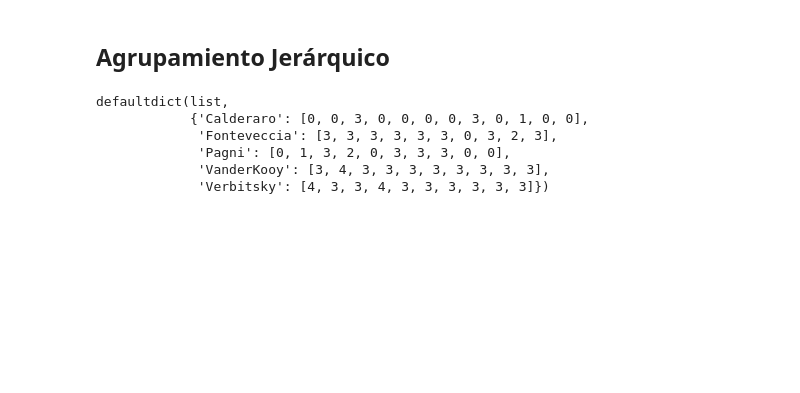
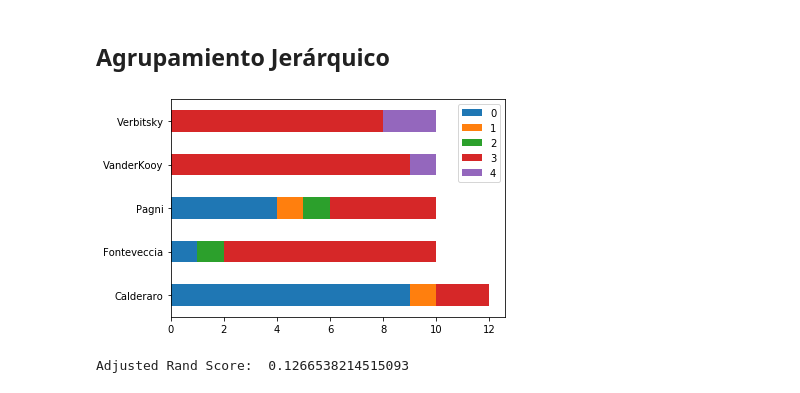
Before and after one commit to marcelolynch/machinelearning, a Jupyter notebook: tp4/Textos.ipynb, the cells around one changed output. Drawn from its saved outputs; the diff is of its cells as text; code cells hidden in the pictures; blank space fills up the shorter version.

```diff
--- a/tp4/Textos.ipynb
+++ b/tp4/Textos.ipynb
@@ -170,15 +174,18 @@ hc.fit(X)
 # %%
 classes = hc.predict(X, 5)
 
 classifications = defaultdict(list)
 for c in zip(y, classes):
     classifications[c[0]].append(c[1])
 
-classifications
+authors = ['Calderaro', 'Fonteveccia', 'Pagni', 'VanderKooy', 'Verbitsky']
+values = [0, 1, 2, 3, 4]
+
+plot_color_bars(classifications, authors, values)
+labels_true = y
+labels_pred = classes
+ars = metrics.adjusted_rand_score(labels_true, labels_pred)
+print('Adjusted Rand Score: ', ars)
 # %% [output]
+[figure, added]
-defaultdict(list,
-            {'Calderaro': [0, 0, 3, 0, 0, 0, 0, 3, 0, 1, 0, 0],
-             'Fonteveccia': [3, 3, 3, 3, 3, 3, 0, 3, 2, 3],
-             'Pagni': [0, 1, 3, 2, 0, 3, 3, 3, 0, 0],
-             'VanderKooy': [3, 4, 3, 3, 3, 3, 3, 3, 3, 3],
-             'Verbitsky': [4, 3, 3, 4, 3, 3, 3, 3, 3, 3]})
+Adjusted Rand Score:  0.1266538214515093
```
Also changed, not shown: parts of 5 cells of this notebook.
